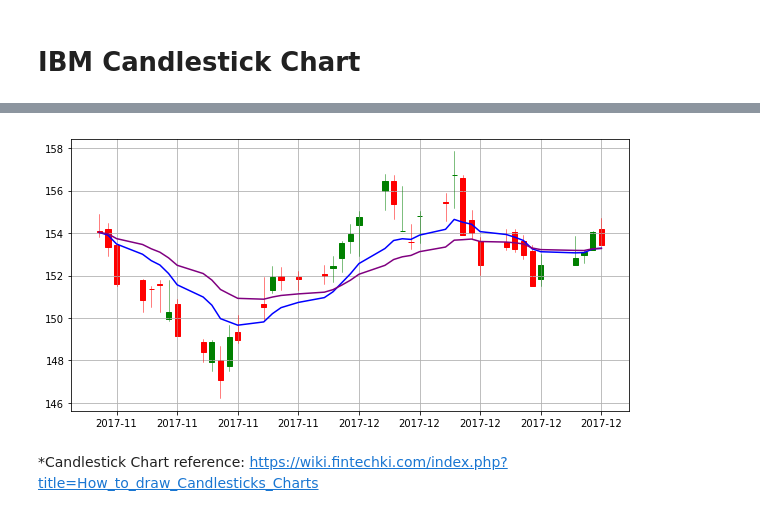
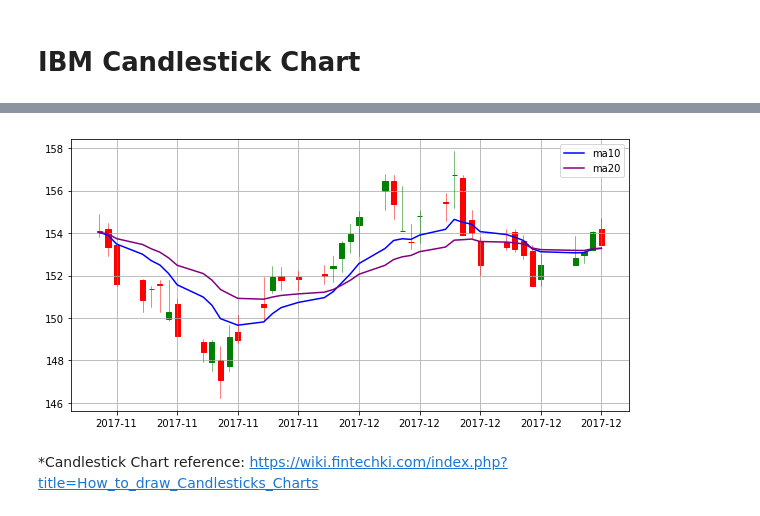
Before and after one commit to TracyDai23/Python-for-Data-Science, a Jupyter notebook: Qiongin_Dai_Assignment2.ipynb, the cells around one changed output, grey strips where cells are left out. Saved outputs shown, nothing was run; the diff lists cells and outputs as text; code cells hidden in the pictures.

```diff
--- a/Qiongin_Dai_Assignment2.ipynb
+++ b/Qiongin_Dai_Assignment2.ipynb
@@ -279,15 +279,16 @@ IBM['ema20'] = IBM['Close'].ewm(span=20, adjust=False).mean()
 # %%
 f1, ax = plt.subplots(figsize = (10,5))
 # plot the candlesticks
 candlestick_ohlc(ax, ohlc.values, width=.6, colorup='green', colordown='red')
 ax.xaxis.set_major_formatter(mdates.DateFormatter('%Y-%m'))
 # plot the moving average lines
 ax.plot(IBM.index, IBM['ema10'], color = 'blue', label = 'ma10')
 ax.plot(IBM.index, IBM['ema20'], color = 'purple', label = 'ma20')
 # other parameters
 ax.grid(True)
+ax.legend()
 plt.show()
 # %% [output]
-[figure, old version]
+[figure, new version]
 # %% [markdown]
 *Candlestick Chart reference: https://wiki.fintechki.com/index.php?title=How_to_draw_Candlesticks_Charts
```
Also changed, not shown: parts of 1 cell of this notebook.
